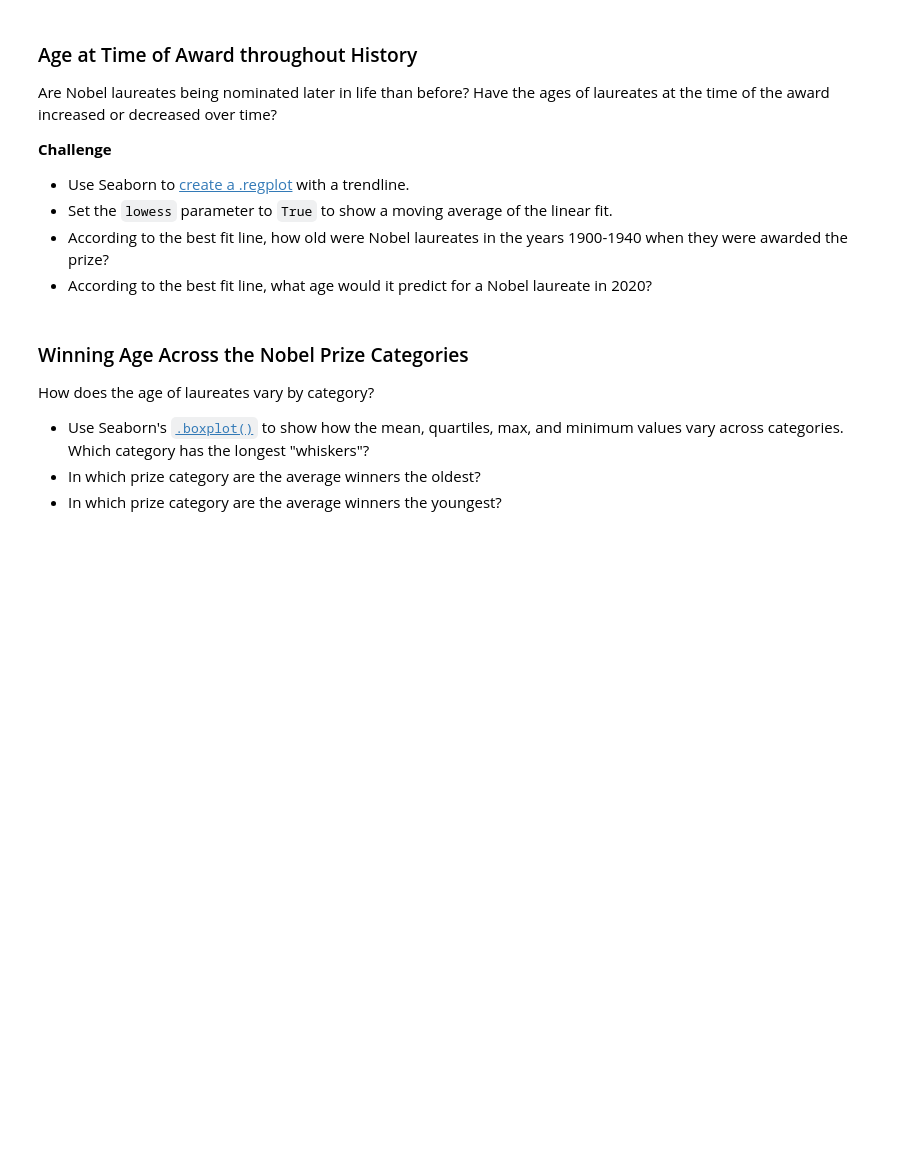
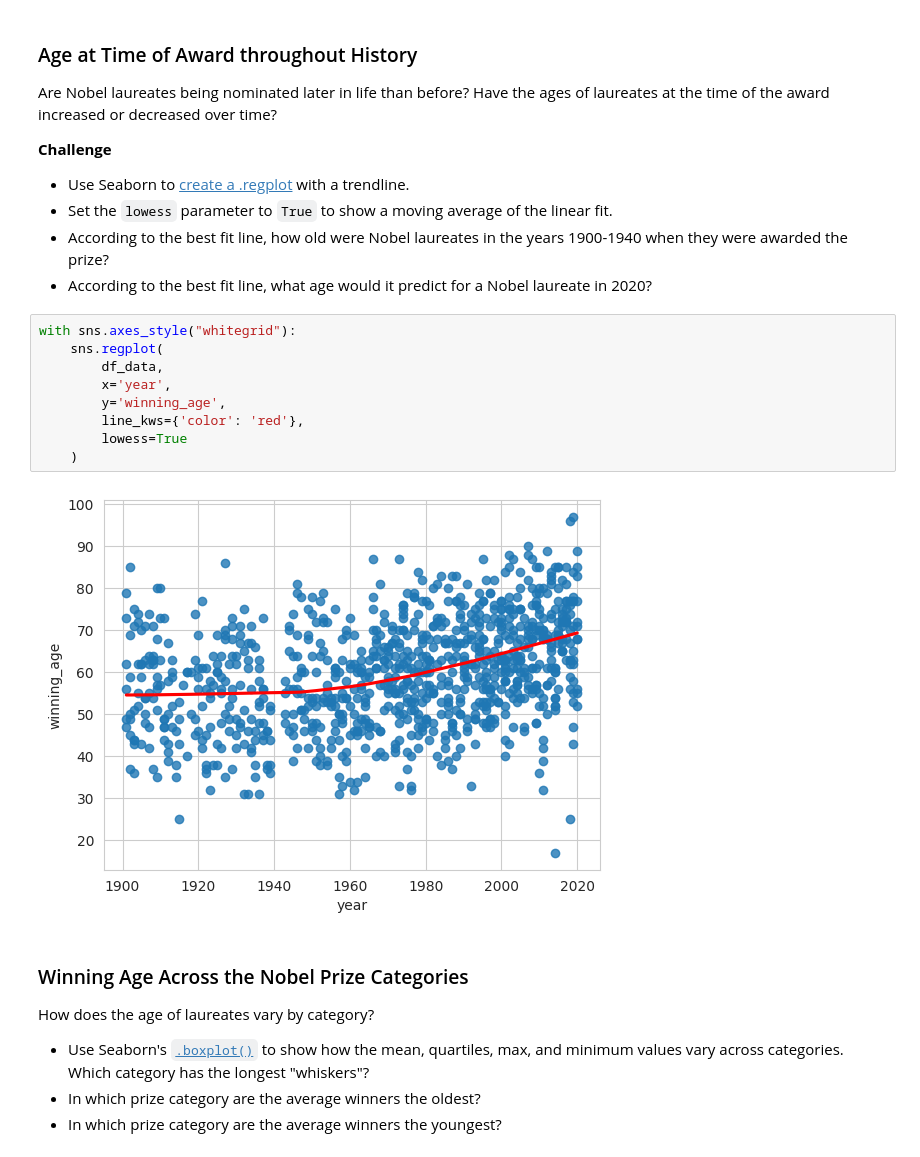
Before and after one commit to liamfrager/Python-Practice, a Jupyter notebook: 79 Nobel Prize Analysis/Nobel_Prize_Analysis_(start).ipynb, the cells around one changed output. Drawn from its saved outputs; the diff is of its cells as text; blank space fills up the shorter version.

```diff
--- a/79 Nobel Prize Analysis/Nobel_Prize_Analysis_(start).ipynb
+++ b/79 Nobel Prize Analysis/Nobel_Prize_Analysis_(start).ipynb
@@ -530,6 +684,17 @@ Are Nobel laureates being nominated later in life than before? Have the ages of
 * Set the `lowess` parameter to `True` to show a moving average of the linear fit.
 * According to the best fit line, how old were Nobel laureates in the years 1900-1940 when they were awarded the prize?
 * According to the best fit line, what age would it predict for a Nobel laureate in 2020?
+# %%
+with sns.axes_style("whitegrid"):
+    sns.regplot(
+        df_data,
+        x='year',
+        y='winning_age',
+        line_kws={'color': 'red'},
+        lowess=True
+    )
+# %% [output]
+[figure, added]
 # %% [markdown]
 ### Winning Age Across the Nobel Prize Categories
 
```
Also changed, not shown: parts of 21 cells of this notebook.
